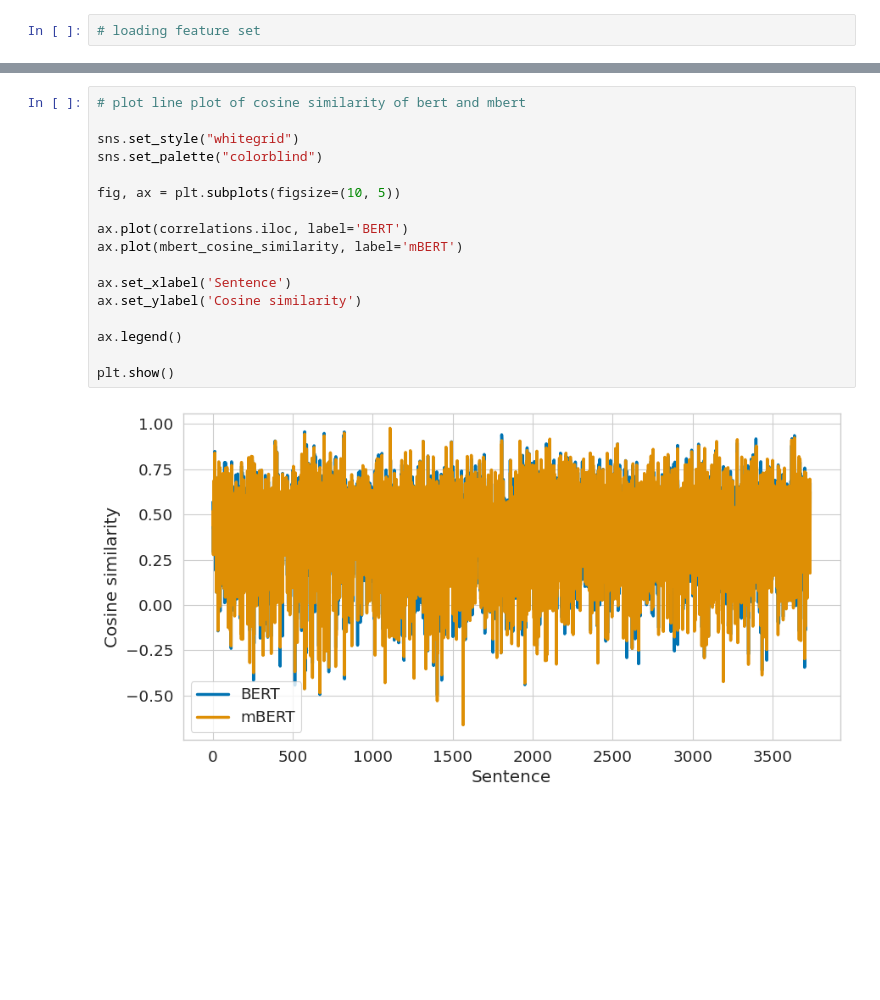
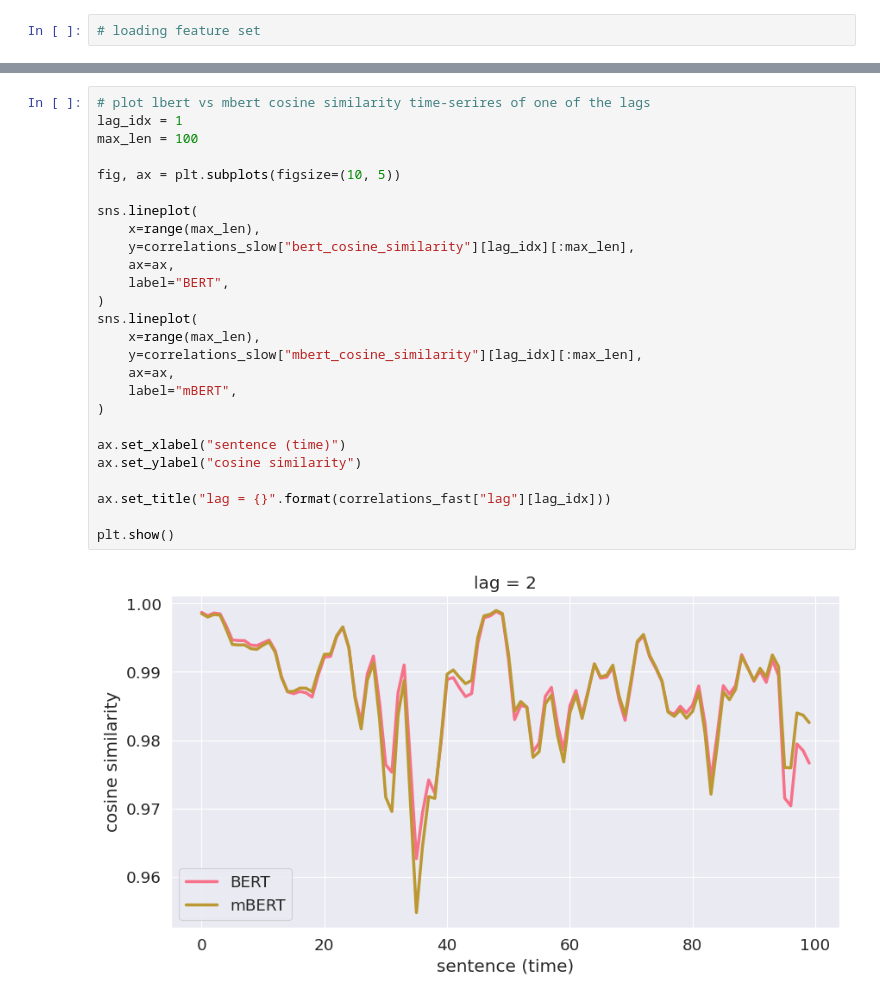
Before and after one commit to bramantyois/multilang_timescale, a Jupyter notebook: notebook/00_feature_extraction/00_feature_set_comparison.ipynb, the cells around one changed output, grey strips where cells are left out. Saved outputs shown, nothing was run; the diff lists cells and outputs as text; blank space fills up the shorter version.

```diff
--- a/notebook/00_feature_extraction/00_feature_set_comparison.ipynb
+++ b/notebook/00_feature_extraction/00_feature_set_comparison.ipynb
@@ -117,19 +135,28 @@ plt.show()
-# %%
-# plot line plot of cosine similarity of bert and mbert
-
-sns.set_style("whitegrid")
-sns.set_palette("colorblind")
-
-fig, ax = plt.subplots(figsize=(10, 5))
-
-ax.plot(correlations.iloc, label='BERT')
-ax.plot(mbert_cosine_similarity, label='mBERT')
-
-ax.set_xlabel('Sentence')
-ax.set_ylabel('Cosine similarity')
-
-ax.legend()
-
-plt.show()
-# %% [output]
-[figure, removed]
+# %%
+# plot lbert vs mbert cosine similarity time-serires of one of the lags
+lag_idx = 1
+max_len = 100
+
+fig, ax = plt.subplots(figsize=(10, 5))
+
+sns.lineplot(
+    x=range(max_len),
+    y=correlations_slow["bert_cosine_similarity"][lag_idx][:max_len],
+    ax=ax,
+    label="BERT",
+)
+sns.lineplot(
+    x=range(max_len),
+    y=correlations_slow["mbert_cosine_similarity"][lag_idx][:max_len],
+    ax=ax,
+    label="mBERT",
+)
+
+ax.set_xlabel("sentence (time)")
+ax.set_ylabel("cosine similarity")
+
+ax.set_title("lag = {}".format(correlations_fast["lag"][lag_idx]))
+
+plt.show()
+# %% [output]
+[figure, added]
```
Also changed, not shown: parts of 10 cells of this notebook, 1 other file.
